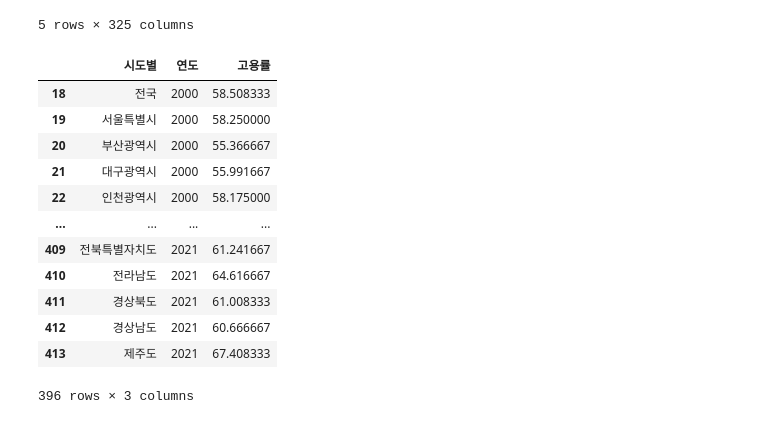
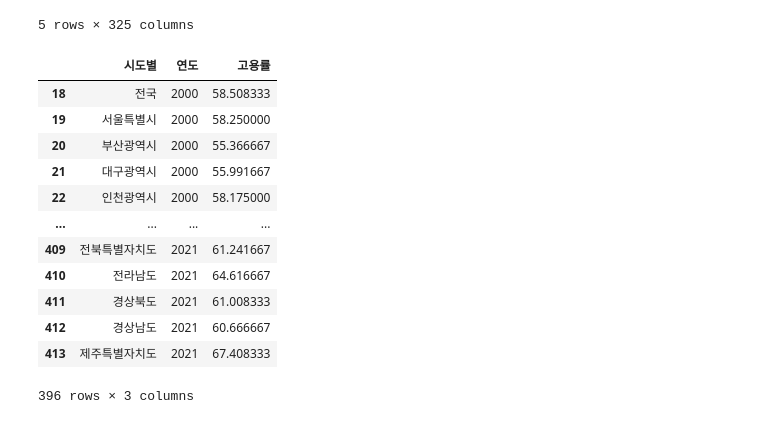
Before and after one commit to jun-park02/ds-project, a Jupyter notebook: main.ipynb, the cells around one changed output. Saved outputs shown, nothing was run; the diff lists cells and outputs as text; code cells hidden in the pictures.

```diff
--- a/main.ipynb
+++ b/main.ipynb
@@ -191,34 +201,36 @@ for year in years:
 
 # 시도별이 "계"라고 되어있는걸 "전국"으로 통일
 고용률.loc[0, "시도별"] = "전국"
 
 # wide -> long
 고용률 = 고용률.melt(
     id_vars="시도별",
     var_name="연도",
     value_name="고용률"
 )
 
 # 정수형으로
 고용률["연도"] = pd.to_numeric(고용률["연도"])
 
 # 2000년 ~ 2021까지의 데이터만
 고용률 = 고용률.loc[(고용률["연도"] >= 2000) & (고용률["연도"] <= 2021), :]
 
+# 지역명 표준화
+고용률.loc[고용률["시도별"] == "제주도", "시도별"] = "제주특별자치도"
 고용률
 # %% [output]
 |  | 시도별 | 연도 | 고용률 |
 | 18 | 전국 | 2000 | 58.508333 |
 | 19 | 서울특별시 | 2000 | 58.250000 |
 | 20 | 부산광역시 | 2000 | 55.366667 |
 | 21 | 대구광역시 | 2000 | 55.991667 |
 | 22 | 인천광역시 | 2000 | 58.175000 |
 | ... | ... | ... | ... |
 | 409 | 전북특별자치도 | 2021 | 61.241667 |
 | 410 | 전라남도 | 2021 | 64.616667 |
 | 411 | 경상북도 | 2021 | 61.008333 |
 | 412 | 경상남도 | 2021 | 60.666667 |
-| 413 | 제주도 | 2021 | 67.408333 |
+| 413 | 제주특별자치도 | 2021 | 67.408333 |
 396 rows × 3 columns
 # %%
 # 저장하기
```
Also changed, not shown: parts of 7 cells of this notebook, 6 other files.
